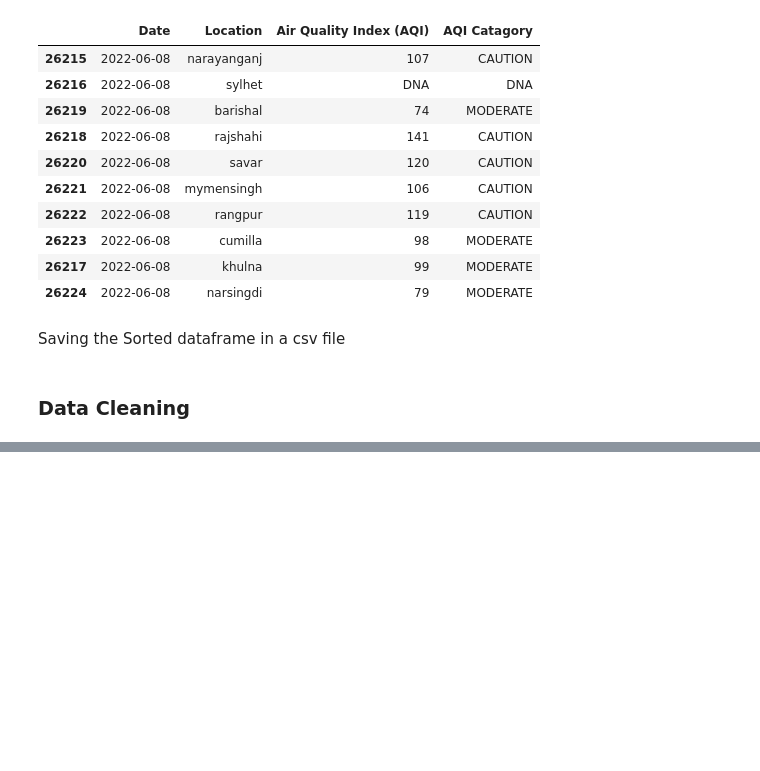
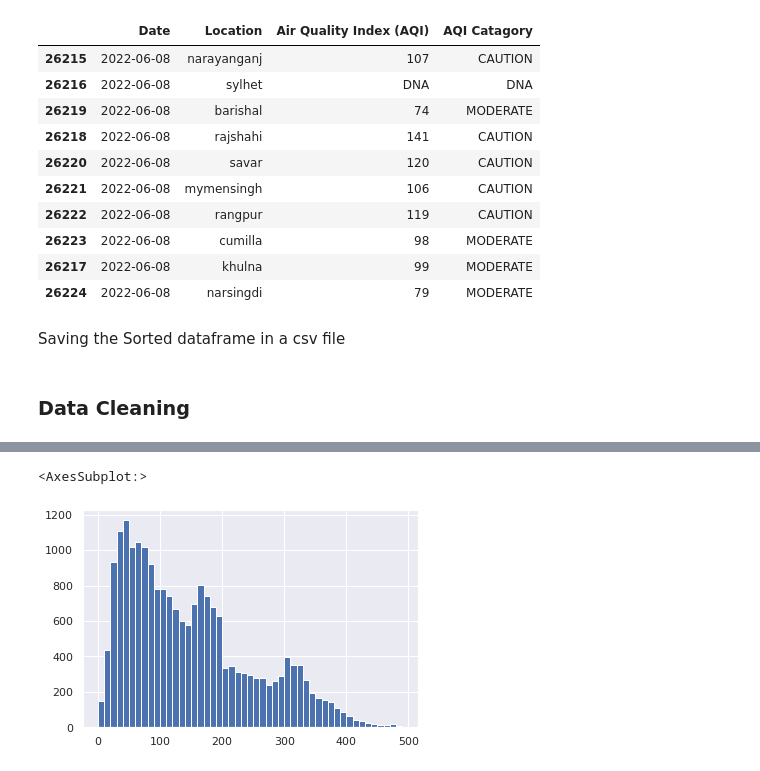
Before and after one commit to saditahmid/Case_AirPollution, a Jupyter notebook: Case_Data_Preprocessing.ipynb, the cells around one changed output, grey strips where cells are left out. Cells and saved outputs as stored; diff of their text form; code cells hidden in the pictures; blank space fills up the shorter version.

```diff
--- a/Case_Data_Preprocessing.ipynb
+++ b/Case_Data_Preprocessing.ipynb
@@ -331,0 +406,5 @@ df1
+# %%
+df1['AQI'].hist(bins=range(0,500,10))
+# %% [output]
+<AxesSubplot:>
+[figure, added]
```
Also changed, not shown: parts of 32 cells of this notebook, 2 other files.
